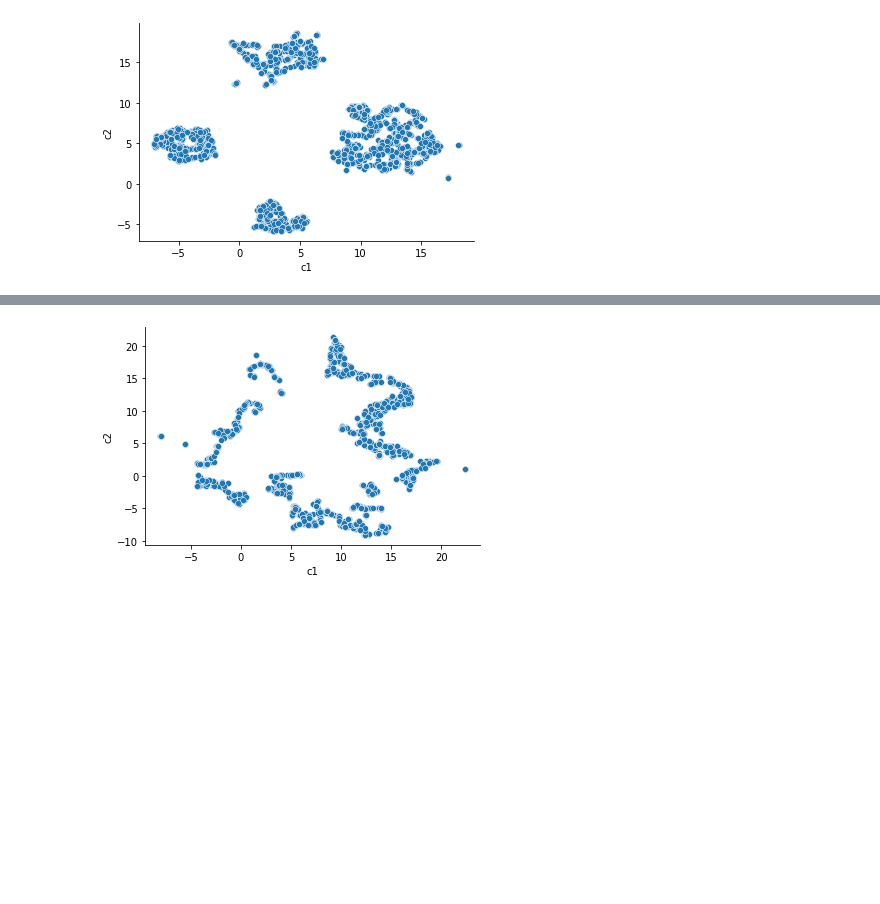
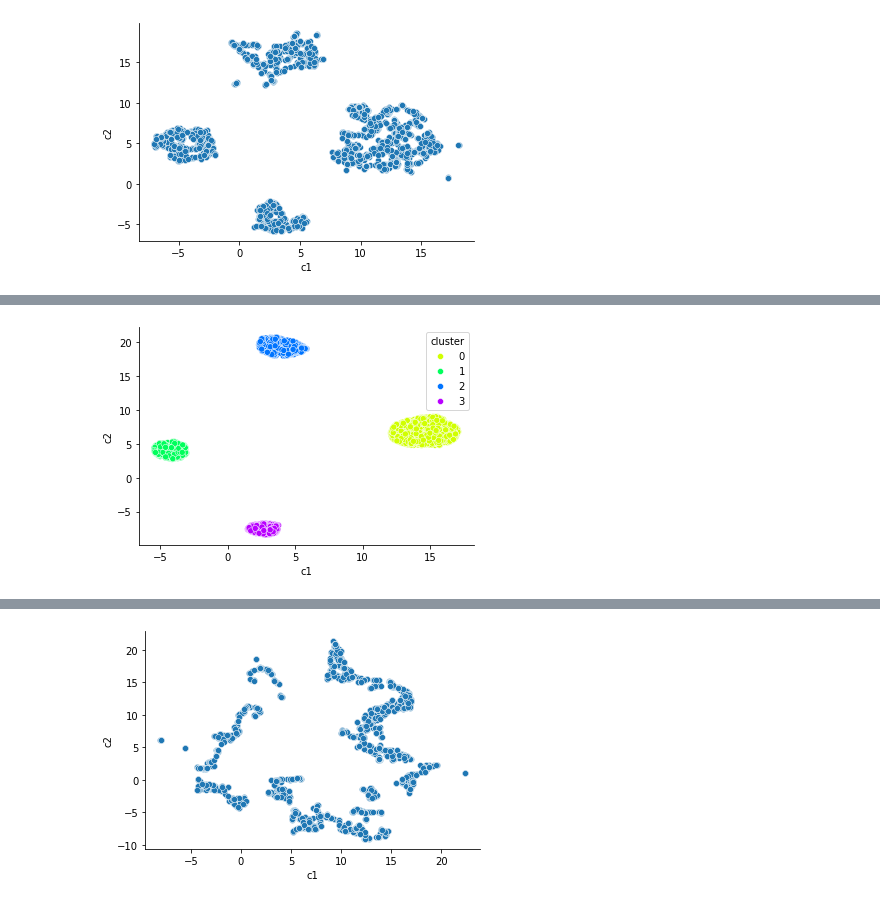
Before and after one commit to pandrew99/MindfulML, a Jupyter notebook: Final_Project_Andrew.ipynb, the cells around one changed output, grey strips where cells are left out. Cells and saved outputs as stored; diff of their text form; code cells hidden in the pictures; blank space fills up the shorter version.

```diff
--- a/Final_Project_Andrew.ipynb
+++ b/Final_Project_Andrew.ipynb
@@ -65,0 +60,15 @@ ax = plt.gca()
+# %%
+# KMeans
+from sklearn.cluster import KMeans
+
+k = 4  # Example: Choose the number of clusters
+kmeans = KMeans(n_clusters=k, random_state=0).fit(ucs)
+
+ucs['cluster'] = kmeans.labels_
+
+sns.scatterplot(data=ucs, x='c1', y='c2', hue='cluster', palette=sns.color_palette("hsv", k))
+sns.despine()
+ax = plt.gca()
+plt.show()
+# %% [output]
+[figure, added]
```
Also changed, not shown: parts of 18 cells of this notebook.
